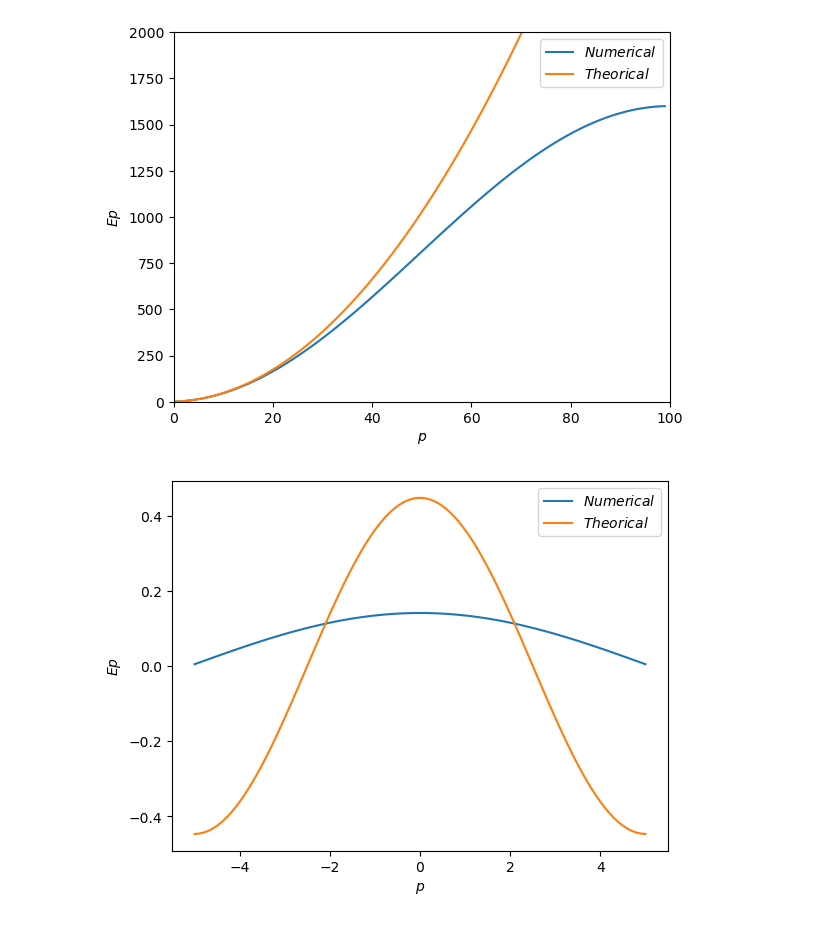
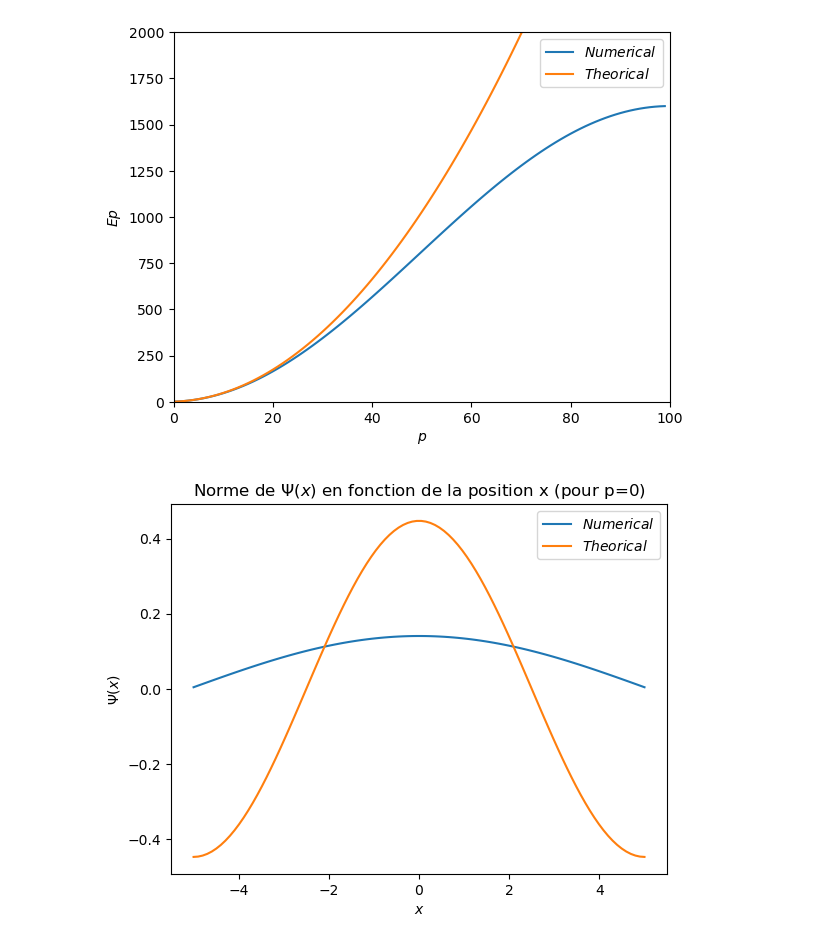
Before and after one commit to lucasboistay/shrodinger_simulation, a Jupyter notebook: etat_stationnaire/Untitled.ipynb, the cells around one changed output. Cells and saved outputs as stored; diff of their text form; code cells hidden in the pictures.

```diff
--- a/etat_stationnaire/Untitled.ipynb
+++ b/etat_stationnaire/Untitled.ipynb
@@ -156,23 +156,27 @@ plt.show()
 # %%
 # On compare le théorique et le calculé pour psi
 
 def psi_theo(p):
     psi_theo = np.zeros(N)
     for i in range(N):
         psi_theo[i] = np.sqrt(1/L)*np.sin(((p+1)*np.pi*(x[i]+L/2))/L)
     return psi_theo
 
 def psi_num(p):
     psi_num = np.zeros(N)
     for i in range(N):
         psi_num[i] = v[i][p]
     return psi_num
 
-plt.plot(x,psi_num(0),label="$Numerical$")
-plt.plot(x,psi_theo(0),label = "$Theorical$")
-plt.xlabel('$p$')
-plt.ylabel('$Ep$')
+p = 0
+
+plt.plot(x,psi_num(p),label="$Numerical$")
+plt.plot(x,psi_theo(p),label = "$Theorical$")
+plt.xlabel('$x$')
+plt.ylabel('$\Psi(x)$')
+plt.title('Norme de $\Psi(x)$ en fonction de la position x (pour p=$%.i$)' %p)
 plt.legend()
+plt.savefig('psi_fonction_de_x_p0',f)
 plt.show()
 # %% [output]
-[figure, old version]
+[figure, new version]
```
Also changed, not shown: 1 other file.
